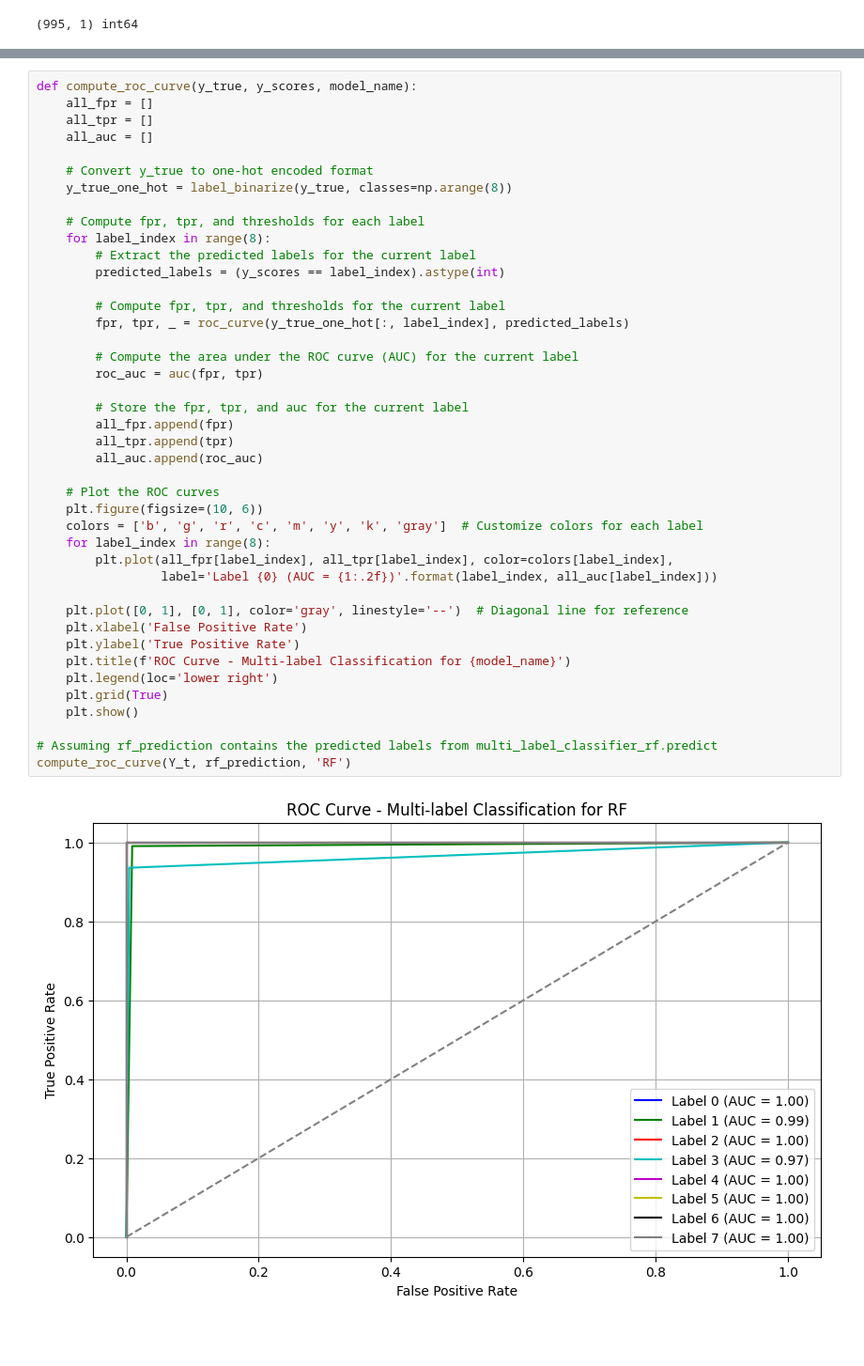
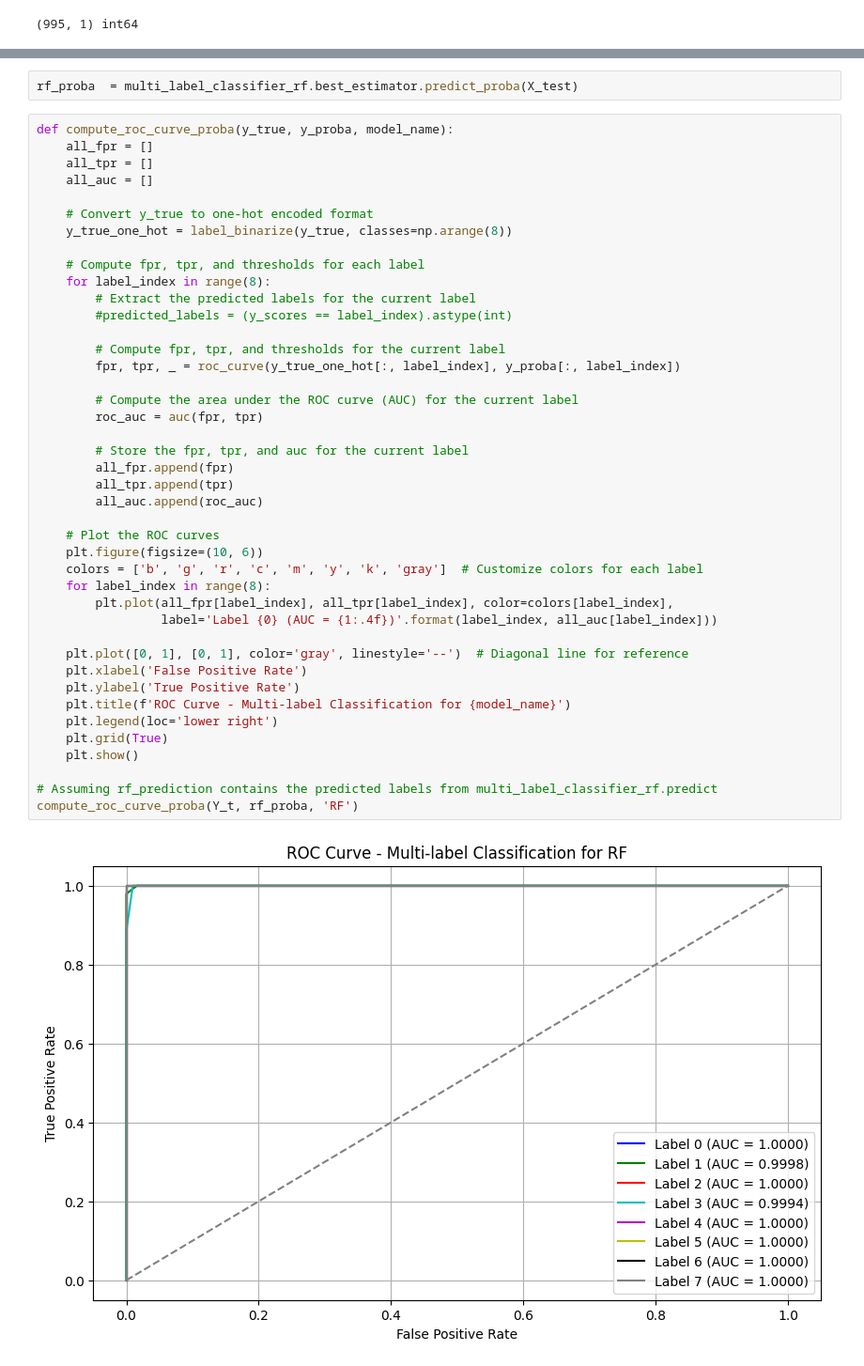
Before and after one commit to abdel-habib/magnification-specific-breast-histopathology-image-classification-using-machine-and-deep-learning, a Jupyter notebook: notebooks/multiple_classifier_old.ipynb, the cells around one changed output, grey strips where cells are left out. Shown at 94% size. Cells and saved outputs as stored; diff of their text form; blank space fills up the shorter version.

```diff
--- a/notebooks/multiple_classifier_old.ipynb
+++ b/notebooks/multiple_classifier_old.ipynb
@@ -259,5 +278,7 @@ KNN_predict = multi_label_classifier_knn.predict(X_test)
+# %%
+rf_proba  = multi_label_classifier_rf.best_estimator.predict_proba(X_test)
 # %%
-def compute_roc_curve(y_true, y_scores, model_name):
+def compute_roc_curve_proba(y_true, y_proba, model_name):
     all_fpr = []
     all_tpr = []
     all_auc = []
@@ -268,35 +289,35 @@ def compute_roc_curve(y_true, y_scores, model_name):
     # Compute fpr, tpr, and thresholds for each label
     for label_index in range(8):
         # Extract the predicted labels for the current label
-        predicted_labels = (y_scores == label_index).astype(int)
+        #predicted_labels = (y_scores == label_index).astype(int)
 
         # Compute fpr, tpr, and thresholds for the current label
-        fpr, tpr, _ = roc_curve(y_true_one_hot[:, label_index], predicted_labels)
+        fpr, tpr, _ = roc_curve(y_true_one_hot[:, label_index], y_proba[:, label_index])
 
         # Compute the area under the ROC curve (AUC) for the current label
         roc_auc = auc(fpr, tpr)
 
         # Store the fpr, tpr, and auc for the current label
         all_fpr.append(fpr)
         all_tpr.append(tpr)
         all_auc.append(roc_auc)
 
     # Plot the ROC curves
     plt.figure(figsize=(10, 6))
     colors = ['b', 'g', 'r', 'c', 'm', 'y', 'k', 'gray']  # Customize colors for each label
     for label_index in range(8):
         plt.plot(all_fpr[label_index], all_tpr[label_index], color=colors[label_index],
-                 label='Label {0} (AUC = {1:.2f})'.format(label_index, all_auc[label_index]))
+                 label='Label {0} (AUC = {1:.4f})'.format(label_index, all_auc[label_index]))
 
     plt.plot([0, 1], [0, 1], color='gray', linestyle='--')  # Diagonal line for reference
     plt.xlabel('False Positive Rate')
     plt.ylabel('True Positive Rate')
     plt.title(f'ROC Curve - Multi-label Classification for {model_name}')
     plt.legend(loc='lower right')
     plt.grid(True)
     plt.show()
 
 # Assuming rf_prediction contains the predicted labels from multi_label_classifier_rf.predict
-compute_roc_curve(Y_t, rf_prediction, 'RF')
+compute_roc_curve_proba(Y_t, rf_proba, 'RF')
 # %% [output]
-[figure, old version]
+[figure, new version]
```
Also changed, not shown: parts of 10 cells of this notebook, 1 other file.
